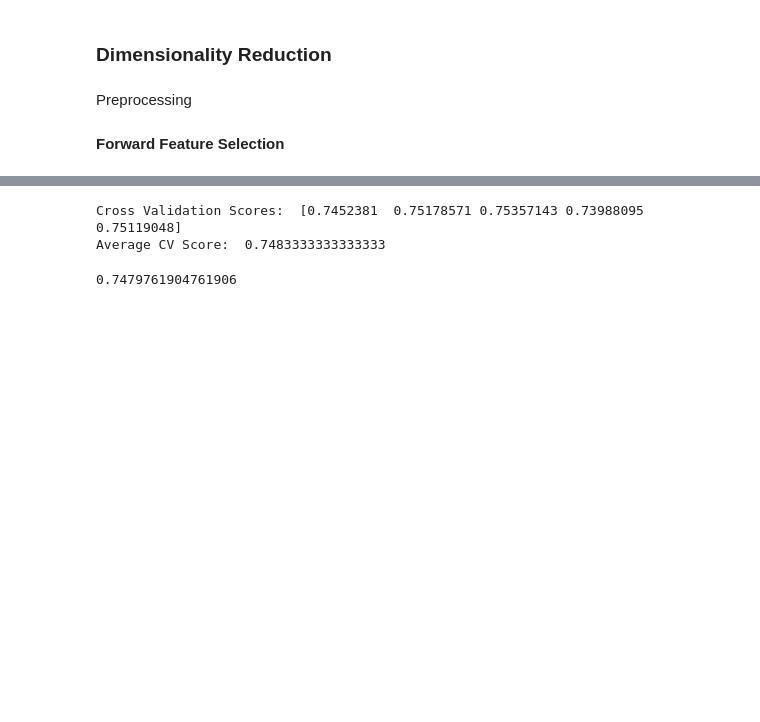
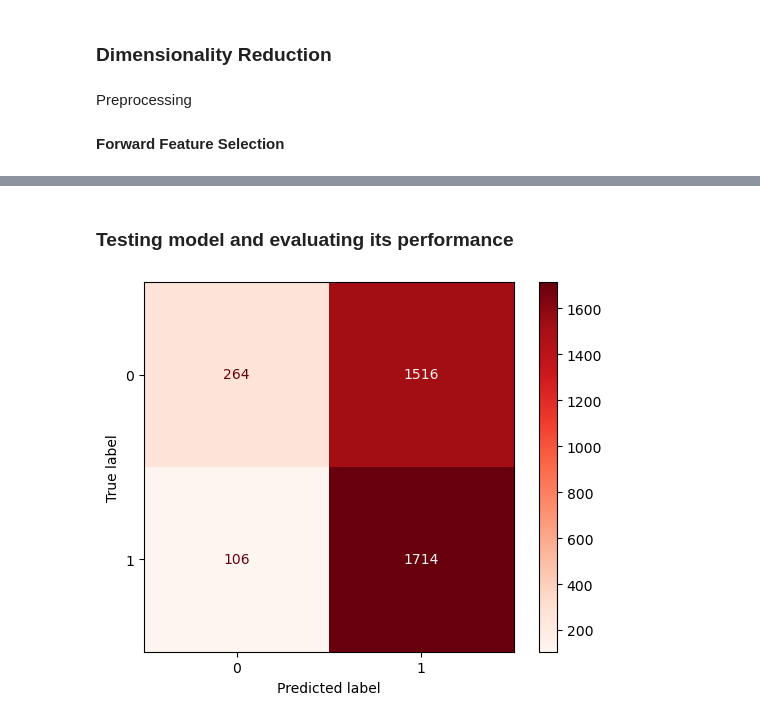
Before and after one commit to zayed95/Diabetes, a Jupyter notebook: analysis.ipynb, the cells around one changed output, grey strips where cells are left out. Cells and saved outputs as stored; diff of their text form; code cells hidden in the pictures; blank space fills up the shorter version.

```diff
--- a/analysis.ipynb
+++ b/analysis.ipynb
@@ -397,30 +309,12 @@ X_train.head()
-# %%
-scaler = StandardScaler()
-
-X_train = scaler.fit_transform(X_train)
-X_test = scaler.fit_transform(X_test)
-# %%
-pca = PCA(n_components=0.95)
-X_train = pca.fit_transform(X_train)
-X_test = pca.fit_transform(X_test)
-# %%
-k_fold = KFold(n_splits=5)
-scores = cross_val_score(model, X_train, y_train, cv = k_fold)
-print("Cross Validation Scores: ", scores)
-print("Average CV Score: ", scores.mean())
-# %% [output]
-Cross Validation Scores:  [0.7452381  0.75178571 0.75357143 0.73988095 0.75119048]
-Average CV Score:  0.7483333333333333
-# %%
-param_grid = [
-    {'kernel': ['linear'], 'C': [0.1, 1, 10]},
-    {'kernel': ['rbf'], 'C': [0.1, 1, 10], 'gamma': [0.1, 1, 'scale']},
-    {'kernel': ['poly'], 'C': [0.1, 1, 10], 'degree': [2, 3]}
-]
-
-grid_search = GridSearchCV(model, param_grid, cv=5, scoring='accuracy')
-grid_search.fit(X_train, y_train)
-
-grid_search.best_score_
-# %% [output]
-0.7479761904761906
+# %% [markdown]
+### Testing model and evaluating its performance ###
+# %%
+y_pred = grid_search.predict(X_test)
+# %%
+#Confusion Matrix
+conf_mat = confusion_matrix(y_test, y_pred)
+disp = ConfusionMatrixDisplay(conf_mat)
+disp.plot(cmap='Reds')
+plt.show()
+# %% [output]
+[figure, added]
```
Also changed, not shown: parts of 16 cells of this notebook.
